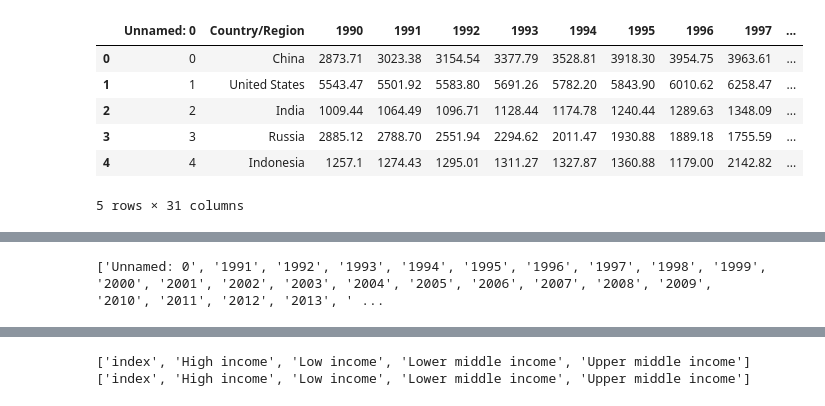
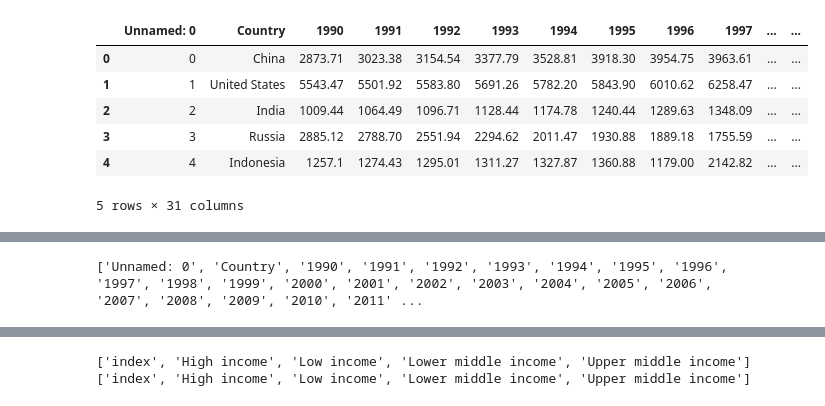
Before and after one commit to douglas-robertson/Project1, a Jupyter notebook: emission_GDP_merge_country_data (Cheng).ipynb, the cells around one changed output, grey strips where cells are left out. Drawn from its saved outputs; the diff is of its cells as text; code cells hidden in the pictures.

Commit message:
further clean
moved jupyter file for emission/gdp by income groups to ousides Data Files folder.

```diff
--- a/emission_GDP_merge_country_data.ipynb
+++ b/emission_GDP_merge_country_data (Cheng).ipynb
@@ -5,19 +5,20 @@ import matplotlib.pyplot as plt
 import numpy as np
 # %%
 #Import CSV file
-emission = pd.read_csv("emissions_data_clean.csv", encoding="ISO-8859-1")
-region = pd.read_csv("Clean_Data\Cleaner_Region_Income_data.csv", encoding="ISO-8859-1")
-gdp = pd.read_csv("clean_gdp_transposed.csv", encoding="ISO-8859-1")
+emission = pd.read_csv("Data Files\emissions_data_clean.csv", encoding="ISO-8859-1")
+region = pd.read_csv("Data Files\Clean_Data\Cleaner_Region_Income_data.csv", encoding="ISO-8859-1")
+gdp = pd.read_csv("Data Files\clean_gdp_transposed.csv", encoding="ISO-8859-1")
-# %%
-emission.head()
-# %% [output]
-|  | Unnamed: 0 | Country/Region | 1990 | 1991 | 1992 | 1993 | 1994 | 1995 | 1996 | 1997 | ... |
-| 0 | 0 | China | 2873.71 | 3023.38 | 3154.54 | 3377.79 | 3528.81 | 3918.30 | 3954.75 | 3963.61 | ... |
-| 1 | 1 | United States | 5543.47 | 5501.92 | 5583.80 | 5691.26 | 5782.20 | 5843.90 | 6010.62 | 6258.47 | ... |
-| 2 | 2 | India | 1009.44 | 1064.49 | 1096.71 | 1128.44 | 1174.78 | 1240.44 | 1289.63 | 1348.09 | ... |
-| 3 | 3 | Russia | 2885.12 | 2788.70 | 2551.94 | 2294.62 | 2011.47 | 1930.88 | 1889.18 | 1755.59 | ... |
-| 4 | 4 | Indonesia | 1257.1 | 1274.43 | 1295.01 | 1311.27 | 1327.87 | 1360.88 | 1179.00 | 2142.82 | ... |
-5 rows × 31 columns
+# %%
+emission_df = emission.rename(columns={"Country/Region":"Country"})
+emission_df.head()
+# %% [output]
+|  | Unnamed: 0 | Country | 1990 | 1991 | 1992 | 1993 | 1994 | 1995 | 1996 | 1997 | ... | ... |
+| 0 | 0 | China | 2873.71 | 3023.38 | 3154.54 | 3377.79 | 3528.81 | 3918.30 | 3954.75 | 3963.61 | ... | ... |
+| 1 | 1 | United States | 5543.47 | 5501.92 | 5583.80 | 5691.26 | 5782.20 | 5843.90 | 6010.62 | 6258.47 | ... | ... |
+| 2 | 2 | India | 1009.44 | 1064.49 | 1096.71 | 1128.44 | 1174.78 | 1240.44 | 1289.63 | 1348.09 | ... | ... |
+| 3 | 3 | Russia | 2885.12 | 2788.70 | 2551.94 | 2294.62 | 2011.47 | 1930.88 | 1889.18 | 1755.59 | ... | ... |
+| 4 | 4 | Indonesia | 1257.1 | 1274.43 | 1295.01 | 1311.27 | 1327.87 | 1360.88 | 1179.00 | 2142.82 | ... | ... |
+5 rows × 31 columns
 # %%
 #clean data by dropping the uni columns
 #clean data by removing rows with no countries or data (dropNA)
@@ -49,7 +50,7 @@ gdp_merge.head()
 #emission_complete.to_csv('merged_emissions_region.csv')
 print(emission_merge.columns.tolist())
 # %% [output]
-['Unnamed: 0', '1991', '1992', '1993', '1994', '1995', '1996', '1997', '1998', '1999', '2000', '2001', '2002', '2003', '2004', '2005', '2006', '2007', '2008', '2009', '2010', '2011', '2012', '2013', ' ...
+['Unnamed: 0', 'Country', '1990', '1991', '1992', '1993', '1994', '1995', '1996', '1997', '1998', '1999', '2000', '2001', '2002', '2003', '2004', '2005', '2006', '2007', '2008', '2009', '2010', '2011' ...
 # %%
 emission_merge = emission_merge.groupby("IncomeGroup").sum()
 emission_merge_clean = emission_merge.drop(columns="Unnamed: 0")
```
Also changed, not shown: parts of 1 cell of this notebook, 2 other files.
